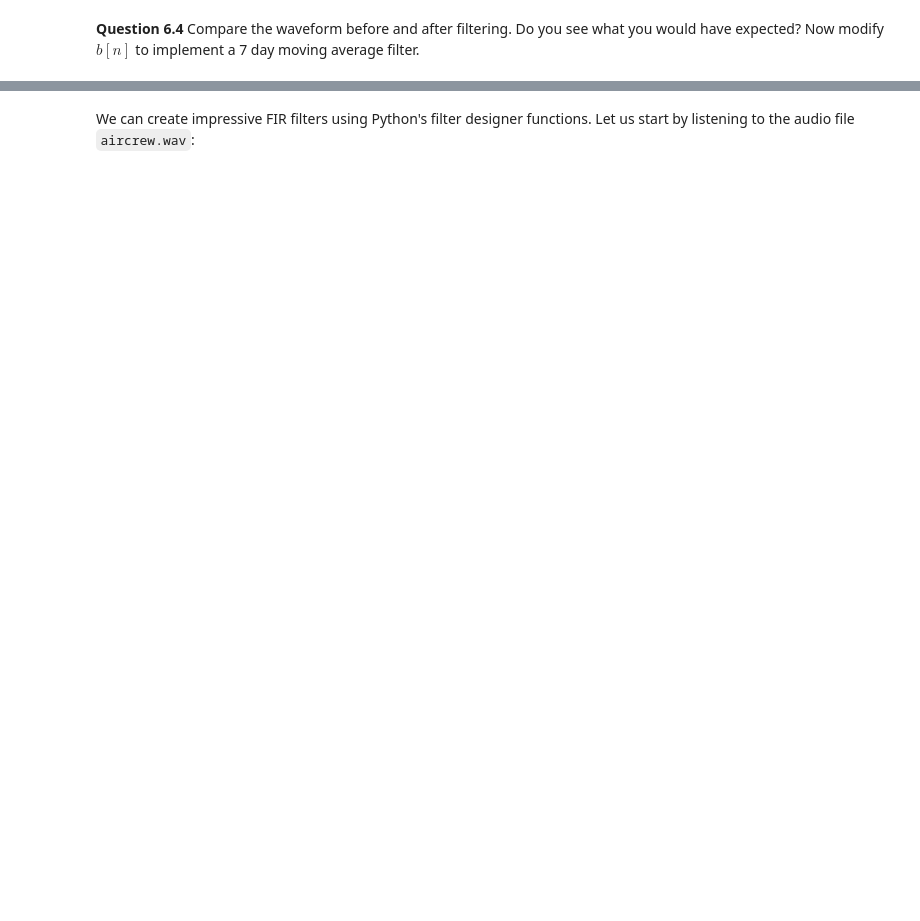
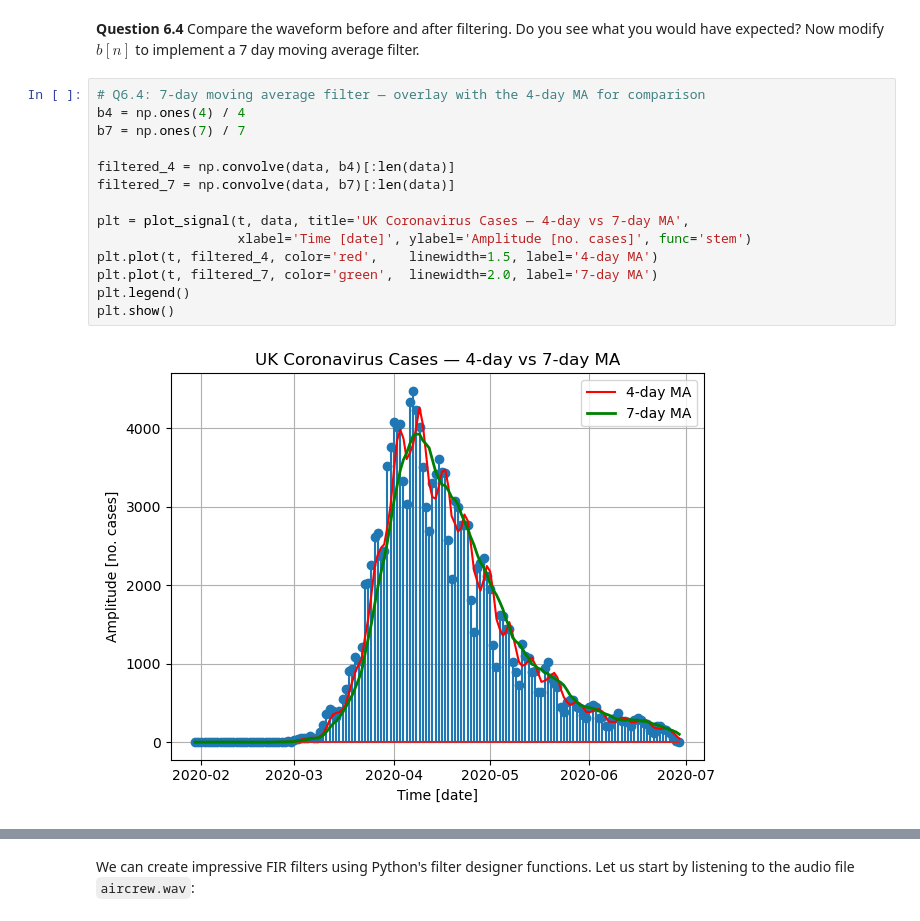
Before and after one commit to LH-and-FPGA/sap-EE2-SS-LAB, a Jupyter notebook: EX6 - FIR and IIR filters.ipynb, the cells around one changed output, grey strips where cells are left out. Cells and saved outputs as stored; diff of their text form; blank space fills up the shorter version.

```diff
--- a/EX6 - FIR and IIR filters.ipynb
+++ b/EX6 - FIR and IIR filters.ipynb
@@ -82,3 +98,19 @@ plt.show()
 # %% [markdown]
 
 **Question 6.4** Compare the waveform before and after filtering. Do you see what you would have expected? Now modify $b[n]$ to implement a 7 day moving average filter.
+# %%
+# Q6.4: 7-day moving average filter — overlay with the 4-day MA for comparison
+b4 = np.ones(4) / 4
+b7 = np.ones(7) / 7
+
+filtered_4 = np.convolve(data, b4)[:len(data)]
+filtered_7 = np.convolve(data, b7)[:len(data)]
+
+plt = plot_signal(t, data, title='UK Coronavirus Cases — 4-day vs 7-day MA',
+                  xlabel='Time [date]', ylabel='Amplitude [no. cases]', func='stem')
+plt.plot(t, filtered_4, color='red',    linewidth=1.5, label='4-day MA')
+plt.plot(t, filtered_7, color='green',  linewidth=2.0, label='7-day MA')
+plt.legend()
+plt.show()
+# %% [output]
+[figure, added]
```
Also changed, not shown: parts of 5 cells of this notebook, 3 other files.
